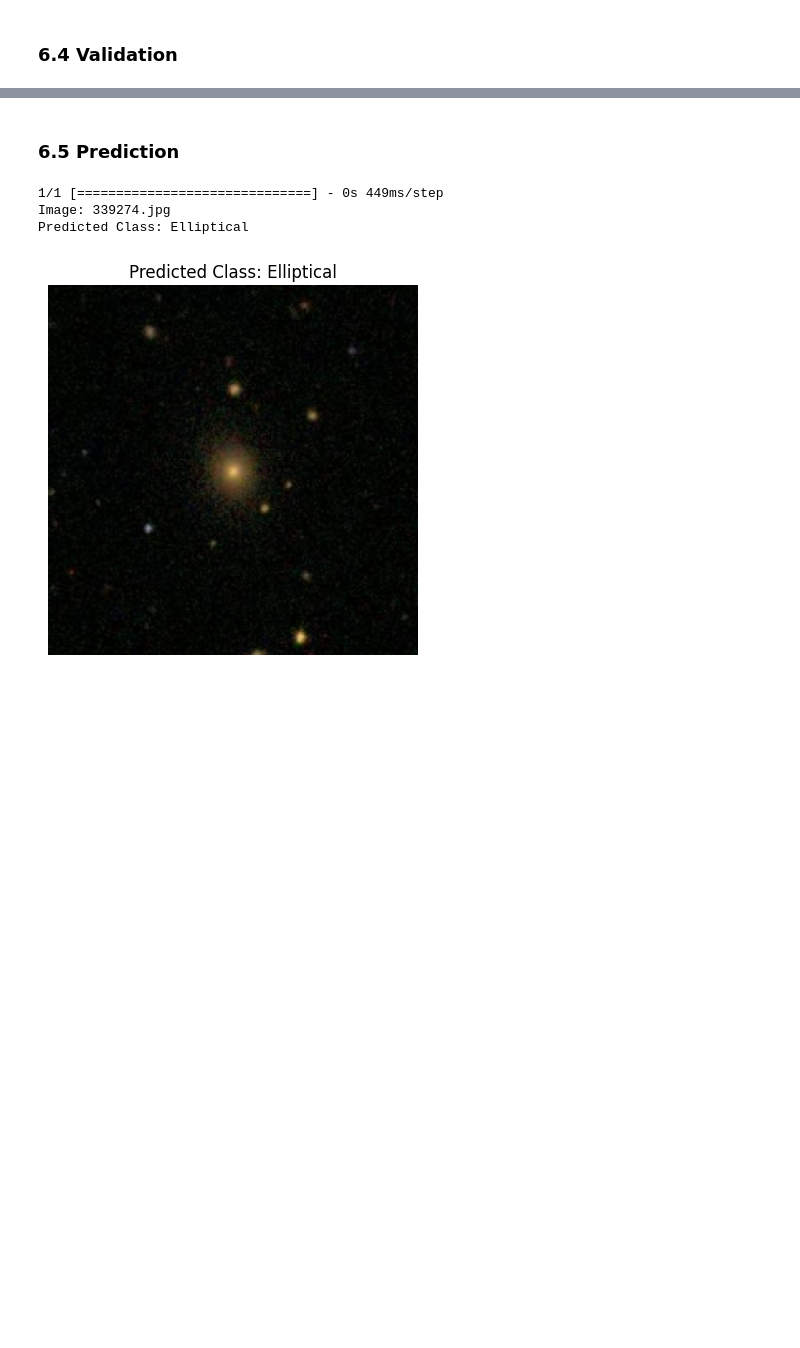
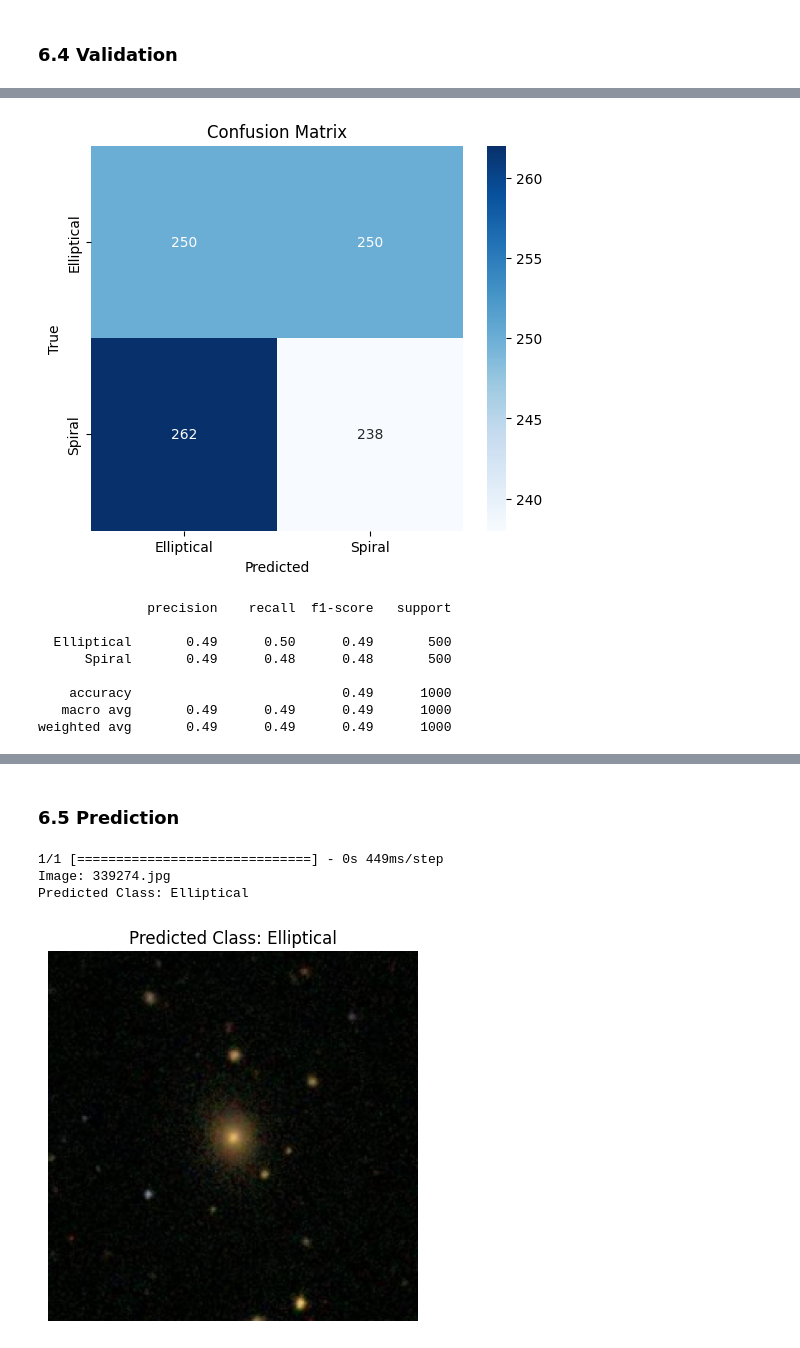
Before and after one commit to Diya-Amith/Data-Science-Project-Galaxy-Morphology-Classification-Using-Deep-Learning-and-Explainable-AI-, a Jupyter notebook: galaxy_morphology_sprial&elliptical.ipynb, the cells around one changed output, grey strips where cells are left out. Drawn from its saved outputs; the diff is of its cells as text; code cells hidden in the pictures; blank space fills up the shorter version.

```diff
--- a/galaxy_morphology_sprial&elliptical.ipynb
+++ b/galaxy_morphology_sprial&elliptical.ipynb
@@ -545,0 +567,23 @@ plt.show()
+# %%
+# --- FINE-TUNING ---
+base_model.trainable = True  # Unfreeze the base model
+for layer in base_model.layers[:-4]:  # Freeze all layers except the last 4
+    layer.trainable = False
+
+# Compile the fine-tuned model
+VGG16_model.compile(optimizer=Adam(learning_rate=1e-5), loss='binary_crossentropy', metrics=['accuracy'])
+
+# Add early stopping to fine-tuning
+early_stopping_fine = EarlyStopping(monitor='val_loss', patience=5, restore_best_weights=True)
+
+# Fine-tune the model
+history_fine = VGG16_model.fit(
+    train_generator,
+    validation_data=val_generator,
+    epochs=20,  # Fine-tuning for 15 epochs
+    class_weight=class_weights_dict,
+    callbacks=[lr_scheduler, early_stopping_fine]  # Added early stopping
+)
+
+# Save the fine-tuned model
+VGG16_model.save('/content/drive/MyDrive/galaxy-zoo-the-galaxy-challenge v2/VGG16_finetuned.h5')
@@ -545,0 +667,20 @@ plt.show()
+# %%
+# --- PREDICTION ON VALIDATION SET ---
+y_true = val_generator.classes
+y_pred = VGG16_model.predict(val_generator)
+
+# Convert multi-label probabilities to single-class predictions
+y_pred_classes = np.argmax(y_pred, axis=1)
+
+# Confusion Matrix
+cm = confusion_matrix(y_true, y_pred_classes)
+plt.figure(figsize=(6, 5))
+sns.heatmap(cm, annot=True, fmt='d', cmap='Blues', xticklabels=['Elliptical', 'Spiral'], yticklabels=['Elliptical', 'Spiral'])
+plt.xlabel('Predicted')
+plt.ylabel('True')
+plt.title('Confusion Matrix')
+plt.show()
+
+# Classification Report
+print(classification_report(y_true, y_pred_classes, target_names=['Elliptical', 'Spiral']))
+# %% [output]
@@ -545,0 +688,9 @@ plt.show()
+[figure, added]
+              precision    recall  f1-score   support
+
+  Elliptical       0.49      0.50      0.49       500
+      Spiral       0.49      0.48      0.48       500
+
+    accuracy                           0.49      1000
+   macro avg       0.49      0.49      0.49      1000
+weighted avg       0.49      0.49      0.49      1000
```
Also changed, not shown: parts of 17 cells of this notebook.
